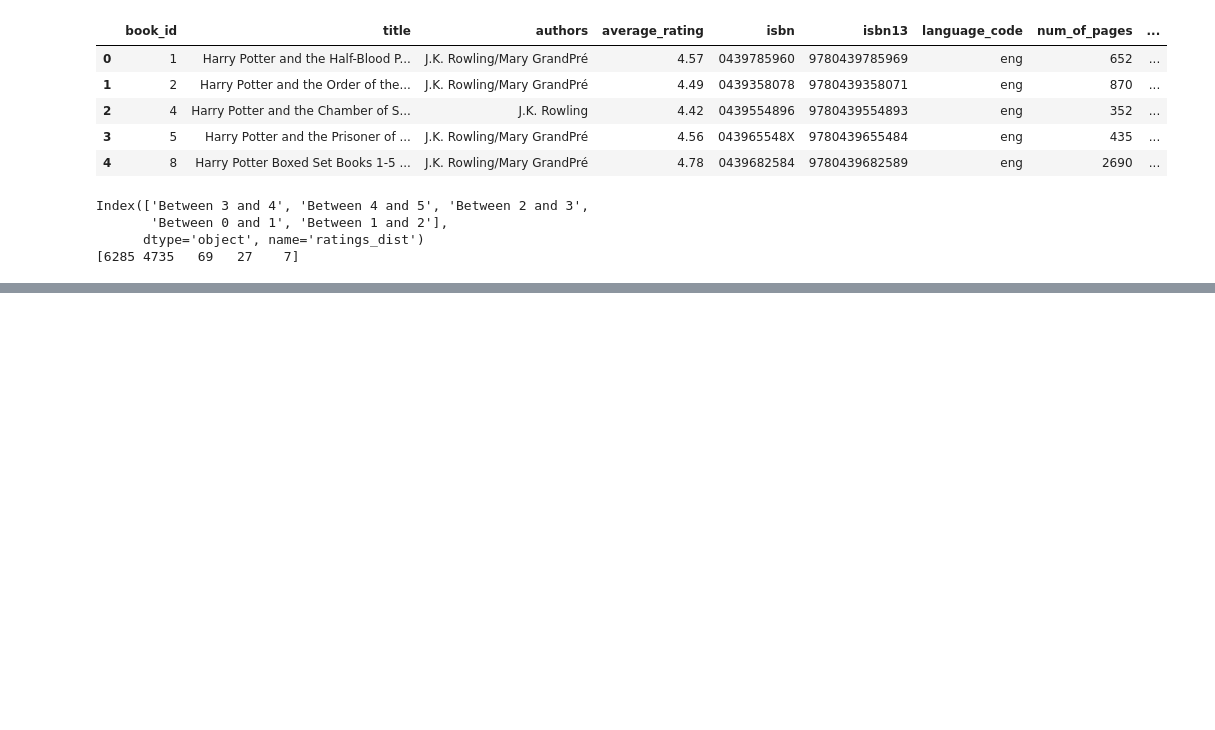
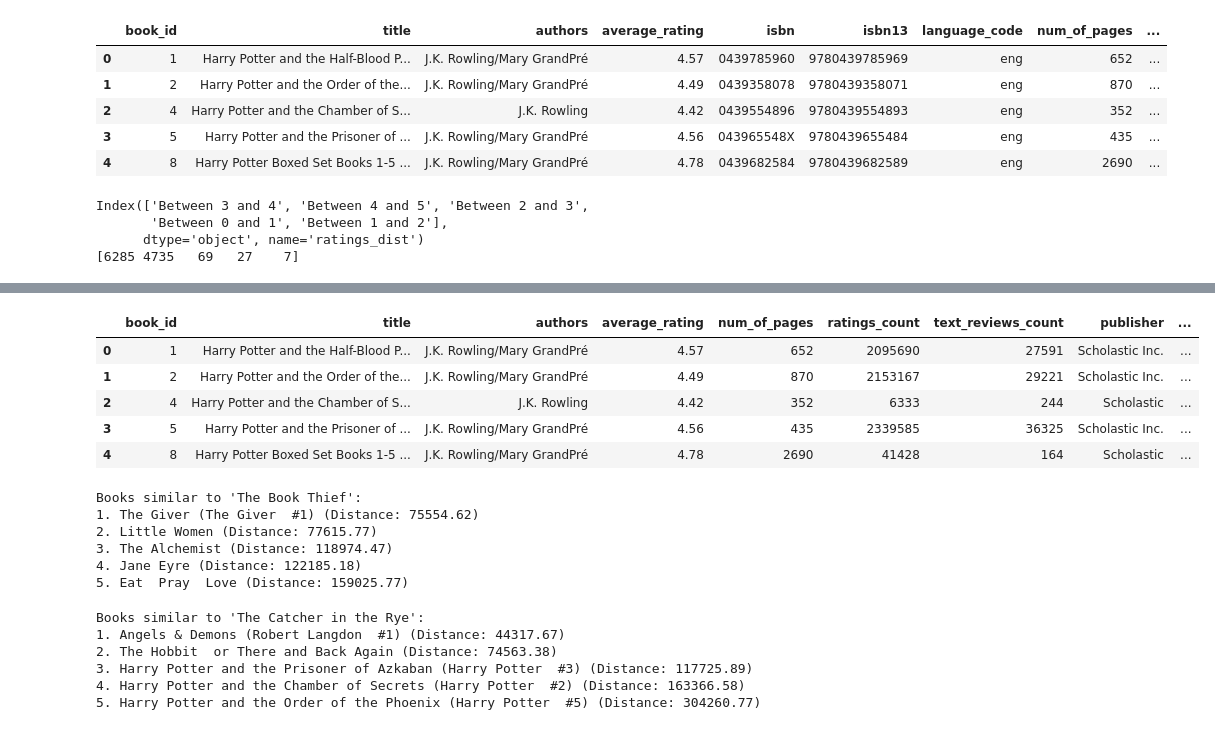
Before and after one commit to tanveerm176/book-recommendation-system, a Jupyter notebook: book-recommender.ipynb, the cells around one changed output, grey strips where cells are left out. Cells and saved outputs as stored; diff of their text form; code cells hidden in the pictures; blank space fills up the shorter version.

```diff
--- a/book-recommender.ipynb
+++ b/book-recommender.ipynb
@@ -420,0 +584,9 @@ fig.show()
+# %%
+# Creating an instance of the NearestNeighbors model
+model = NearestNeighbors(n_neighbors=6, algorithm='ball_tree')
+
+# Fitting the model to the feature matrix of books
+model.fit(books_database[['average_rating','num_of_pages','ratings_count','text_reviews_count','ratings_dist']])
+
+# Querying the model to find the nearest neighbors
+distance, indices = model.kneighbors(books_database[['average_rating','num_of_pages','ratings_count','text_reviews_count','ratings_dist']])
@@ -420,0 +597,11 @@ fig.show()
+# %%
+books_database['indices'] = indices.tolist()
+books_database['distance']= distance.tolist()
+books_database.head()
+# %% [output]
+|  | book_id | title | authors | average_rating | num_of_pages | ratings_count | text_reviews_count | publisher | ... |
+| 0 | 1 | Harry Potter and the Half-Blood P... | J.K. Rowling/Mary GrandPré | 4.57 | 652 | 2095690 | 27591 | Scholastic Inc. | ... |
+| 1 | 2 | Harry Potter and the Order of the... | J.K. Rowling/Mary GrandPré | 4.49 | 870 | 2153167 | 29221 | Scholastic Inc. | ... |
+| 2 | 4 | Harry Potter and the Chamber of S... | J.K. Rowling | 4.42 | 352 | 6333 | 244 | Scholastic | ... |
+| 3 | 5 | Harry Potter and the Prisoner of ... | J.K. Rowling/Mary GrandPré | 4.56 | 435 | 2339585 | 36325 | Scholastic Inc. | ... |
+| 4 | 8 | Harry Potter Boxed Set Books 1-5 ... | J.K. Rowling/Mary GrandPré | 4.78 | 2690 | 41428 | 164 | Scholastic | ... |
@@ -420,0 +644,19 @@ fig.show()
+# %%
+recsys2 = BookQuest(books_database,books_database.indices, books_database.distance)
+recsys2.print_similar_books("The Book Thief")
+# %% [output]
+Books similar to 'The Book Thief':
+1. The Giver (The Giver  #1) (Distance: 75554.62)
+2. Little Women (Distance: 77615.77)
+3. The Alchemist (Distance: 118974.47)
+4. Jane Eyre (Distance: 122185.18)
+5. Eat  Pray  Love (Distance: 159025.77)
+# %%
+recsys2.print_similar_books("The Catcher")
+# %% [output]
+Books similar to 'The Catcher in the Rye':
+1. Angels & Demons (Robert Langdon  #1) (Distance: 44317.67)
+2. The Hobbit  or There and Back Again (Distance: 74563.38)
+3. Harry Potter and the Prisoner of Azkaban (Harry Potter  #3) (Distance: 117725.89)
+4. Harry Potter and the Chamber of Secrets (Harry Potter  #2) (Distance: 163366.58)
+5. Harry Potter and the Order of the Phoenix (Harry Potter  #5) (Distance: 304260.77)
```
Also changed, not shown: parts of 16 cells of this notebook, 1 other file.
